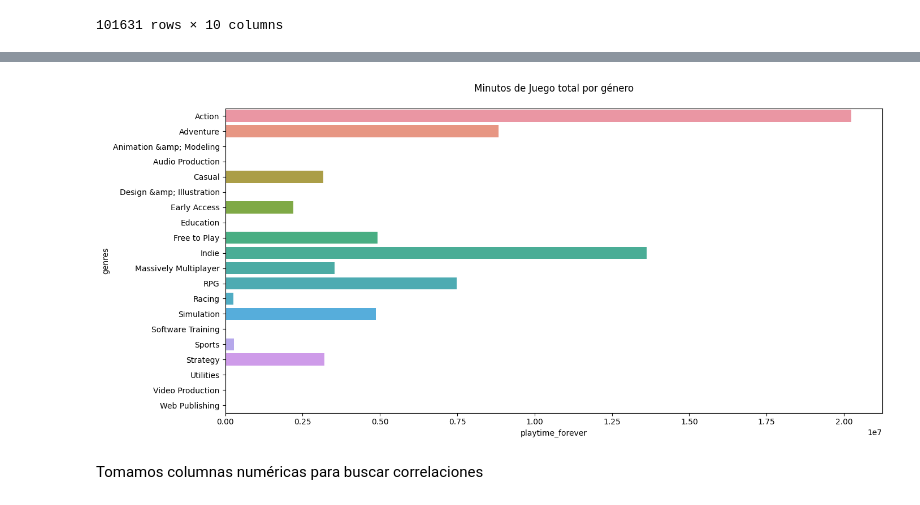
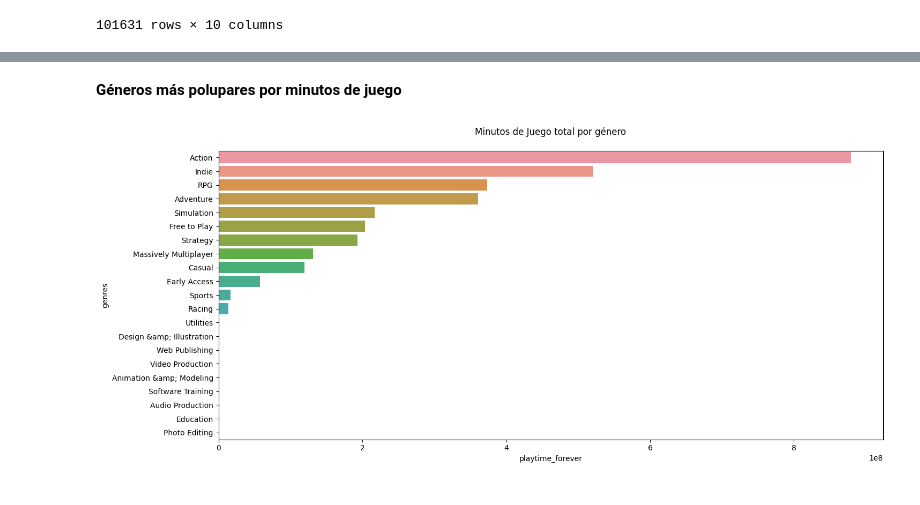
Before and after one commit to PedroLiLL/STEAM-MLOps, a Jupyter notebook: EDA.ipynb, the cells around one changed output, grey strips where cells are left out. Cells and saved outputs as stored; diff of their text form; code cells hidden in the pictures.

```diff
--- a/EDA.ipynb
+++ b/EDA.ipynb
@@ -88,11 +73,13 @@ Minutos de Juego total por género
+# %% [markdown]
+**Géneros más polupares por minutos de juego**
 # %%
-data = df_ml[['genres', 'playtime_forever']].groupby('genres').sum('playtime_forever')
+# Agrupamos 'items_games' por géneros y sumamos los minutos de juego
+data = items_games[['genres', 'playtime_forever']].groupby('genres').sum('playtime_forever').sort_values(by='playtime_forever', ascending=False)
 
-plt.figure(figsize=(15,7))
+# Hacemos un gráfico de barras
+plt.figure(figsize=(16,7))
 sns.barplot(data=data, y=data.index, x='playtime_forever')
 plt.title('Minutos de Juego total por género\n')
 plt.show()
 # %% [output]
-[figure, old version]
+[figure, new version]
-# %% [markdown]
-Tomamos columnas numéricas para buscar correlaciones
```
Also changed, not shown: parts of 10 cells of this notebook, 12 other files.
